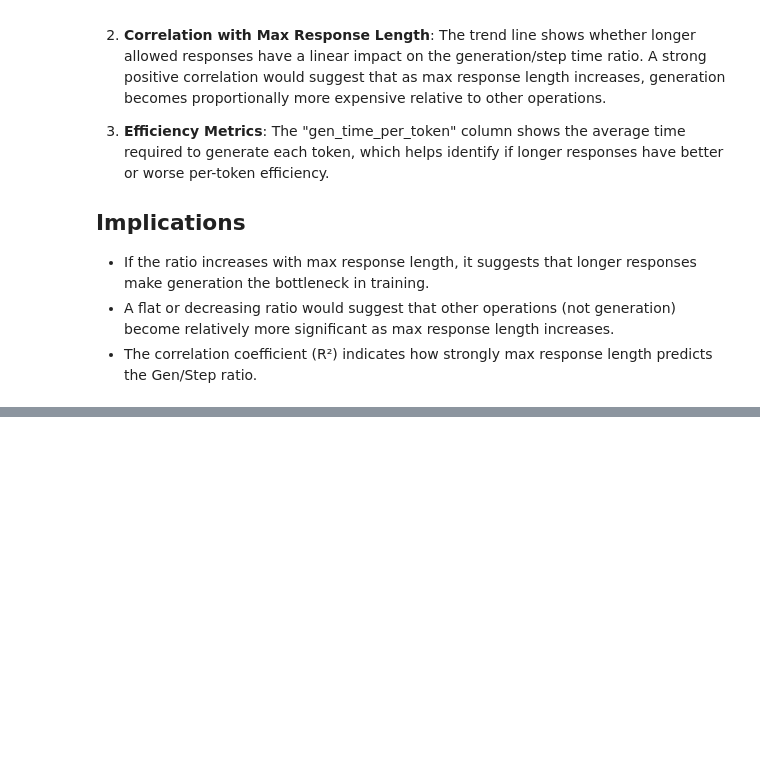
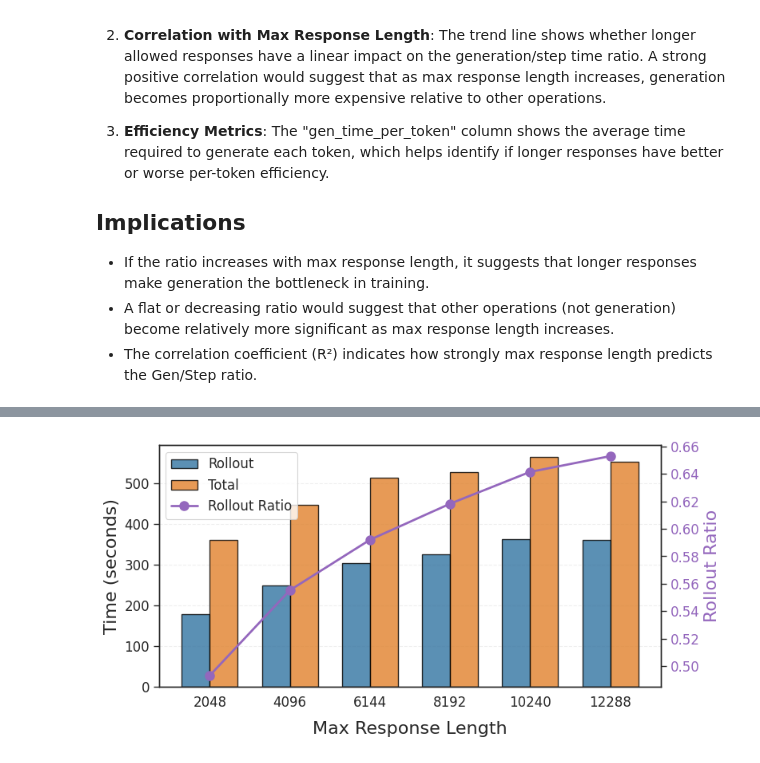
Before and after one commit to ExtremeViscent/verl, a Jupyter notebook: scripts/test_gen.ipynb, the cells around one changed output, grey strips where cells are left out. Cells and saved outputs as stored; diff of their text form; code cells hidden in the pictures; blank space fills up the shorter version.

```diff
--- a/scripts/test_gen.ipynb
+++ b/scripts/test_gen.ipynb
@@ -1417,3 +1418,50 @@ else:
 | 3 | 8192 | 326.319228 | 527.817973 | 0.618242 | 61.8% |
 | 4 | 10240 | 362.997206 | 565.901810 | 0.641449 | 64.1% |
 | 5 | 12288 | 361.154015 | 553.149241 | 0.652905 | 65.3% |
+# %%
+# Set up figure and primary axis
+fig, ax1 = plt.subplots(figsize=(8, 4))
+
+sns.set_style("white")
+sns.set_context("paper")
+
+# Set width of bars
+barWidth = 0.35
+r1 = np.arange(len(df_sorted))
+r2 = [x + barWidth for x in r1]
+
+# Primary bar plots
+bars1 = ax1.bar(r1, df_sorted['timing_s/gen'], width=barWidth,
+                color='#3274A1', edgecolor='black', linewidth=1,
+                alpha=0.8, label='Rollout')
+
+bars2 = ax1.bar(r2, df_sorted['timing_s/step'], width=barWidth,
+                color='#E1812C', edgecolor='black', linewidth=1,
+                alpha=0.8, label='Total')
+
+# X and Y labels
+ax1.set_xlabel('Max Response Length', fontsize=16, labelpad=10)
+ax1.set_ylabel('Time (seconds)', fontsize=16)
+ax1.set_xticks([r + barWidth/2 for r in range(len(df_sorted))])
+ax1.set_xticklabels(df_sorted['max_response_length'], fontsize=12)
+ax1.tick_params(axis='y', labelsize=12)
+ax1.grid(axis='y', alpha=0.3, linestyle='--')
+
+# Create second axis for rollout ratio
+ax2 = ax1.twinx()
+ax2.plot([r + barWidth/2 for r in range(len(df_sorted))],
+         df_sorted['ratio'], 'o-', color='#9467bd',
+         linewidth=2, markersize=8, label='Rollout Ratio')
+ax2.set_ylabel('Rollout Ratio', color='#9467bd', fontsize=16)
+ax2.tick_params(axis='y', labelcolor='#9467bd', labelsize=12)
+
+# Merge legends from both axes
+lines1, labels1 = ax1.get_legend_handles_labels()
+lines2, labels2 = ax2.get_legend_handles_labels()
+ax1.legend(lines1 + lines2, labels1 + labels2, loc='upper left', fontsize=12)
+
+plt.tight_layout()
+plt.savefig('rollout_ratio.pdf', bbox_inches='tight')
+plt.show()
+# %% [output]
+[figure, added]
```
Also changed, not shown: parts of 1 cell of this notebook, 1 other file.
